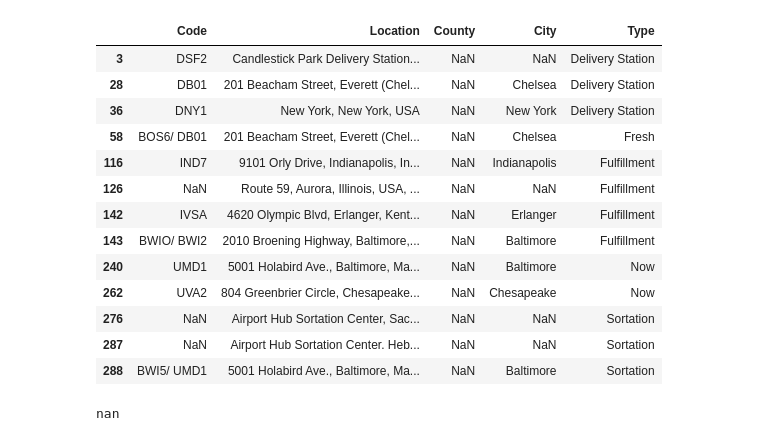
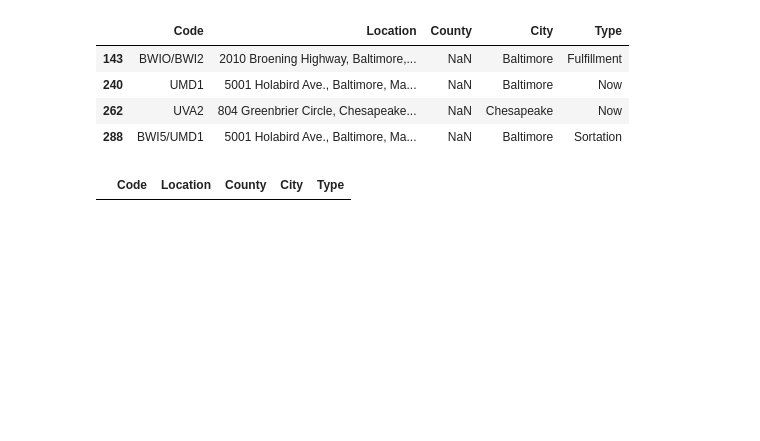
Before and after one commit to ssomuah/E4800, a Jupyter notebook: cleanup.ipynb, the cells around one changed output. Saved outputs shown, nothing was run; the diff lists cells and outputs as text; code cells hidden in the pictures; blank space fills up the shorter version.

```diff
--- a/cleanup.ipynb
+++ b/cleanup.ipynb
@@ -7,7 +9,7 @@ from IPython.display import display
 import googlemaps
 
 #This won't work without your google geocode API Key
-gmaps = googlemaps.Client(key='')
+gmaps = googlemaps.Client(key='AIzaSyAyxtjGvhqikvRnu9LeqvjJGTCG8BJlCUo') # Alex's API key
 
 
 def getCounty(location):
@@ -19,8 +21,6 @@ def getCounty(location):
             county = counties[0]["long_name"]
     return county
 
-
-
 def getCity(location):
     city = np.NaN
     geocode_result = gmaps.geocode(location)
@@ -191 +260,13 @@ d_reset[d_reset["Year Opened"].str.contains("2019").fillna(False)]
+# %%
+# Baltimore and Chesapeake are not part of any counties (they're independent cities)
+with pd.option_context('display.max_colwidth', 150,):
+    display(d_reset[d_reset["County"].isnull()][["Code","Location","County","City","Type"]])
+    display(d_reset[d_reset["City"].isnull()][["Code","Location","County","City","Type"]])
+# %% [output]
+|  | Code | Location | County | City | Type |
+| 143 | BWIO/BWI2 | 2010 Broening Highway, Baltimore,... | NaN | Baltimore | Fulfillment |
+| 240 | UMD1 | 5001 Holabird Ave., Baltimore, Ma... | NaN | Baltimore | Now |
+| 262 | UVA2 | 804 Greenbrier Circle, Chesapeake... | NaN | Chesapeake | Now |
+| 288 | BWI5/UMD1 | 5001 Holabird Ave., Baltimore, Ma... | NaN | Baltimore | Sortation |
+|  | Code | Location | County | City | Type |
 # %%
@@ -194,25 +274,0 @@ d_reset.to_csv("amazon_labelled_locations.csv",index=False)
-# %%
-#what kind of nulls do we still have
-#we probably don't care about null codes
-#Some of the addresses that failed lookup can be fixed manually
-with pd.option_context('display.max_colwidth', 150,):
-    display(d_reset[d_reset["County"].isnull()][["Code","Location","County","City","Type"]])
-# %% [output]
-|  | Code | Location | County | City | Type |
-| 3 | DSF2 | Candlestick Park Delivery Station... | NaN | NaN | Delivery Station |
-| 28 | DB01 | 201 Beacham Street, Everett (Chel... | NaN | Chelsea | Delivery Station |
-| 36 | DNY1 | New York, New York, USA | NaN | New York | Delivery Station |
-| 58 | BOS6/ DB01 | 201 Beacham Street, Everett (Chel... | NaN | Chelsea | Fresh |
-| 116 | IND7 | 9101 Orly Drive, Indianapolis, In... | NaN | Indianapolis | Fulfillment |
-| 126 | NaN | Route 59, Aurora, Illinois, USA, ... | NaN | NaN | Fulfillment |
-| 142 | IVSA | 4620 Olympic Blvd, Erlanger, Kent... | NaN | Erlanger | Fulfillment |
-| 143 | BWIO/ BWI2 | 2010 Broening Highway, Baltimore,... | NaN | Baltimore | Fulfillment |
-| 240 | UMD1 | 5001 Holabird Ave., Baltimore, Ma... | NaN | Baltimore | Now |
-| 262 | UVA2 | 804 Greenbrier Circle, Chesapeake... | NaN | Chesapeake | Now |
-| 276 | NaN | Airport Hub Sortation Center, Sac... | NaN | NaN | Sortation |
-| 287 | NaN | Airport Hub Sortation Center. Heb... | NaN | NaN | Sortation |
-| 288 | BWI5/ UMD1 | 5001 Holabird Ave., Baltimore, Ma... | NaN | Baltimore | Sortation |
-# %%
-np.NaN
-# %% [output]
-nan
```
Also changed, not shown: parts of 19 cells of this notebook, 1 other file.
